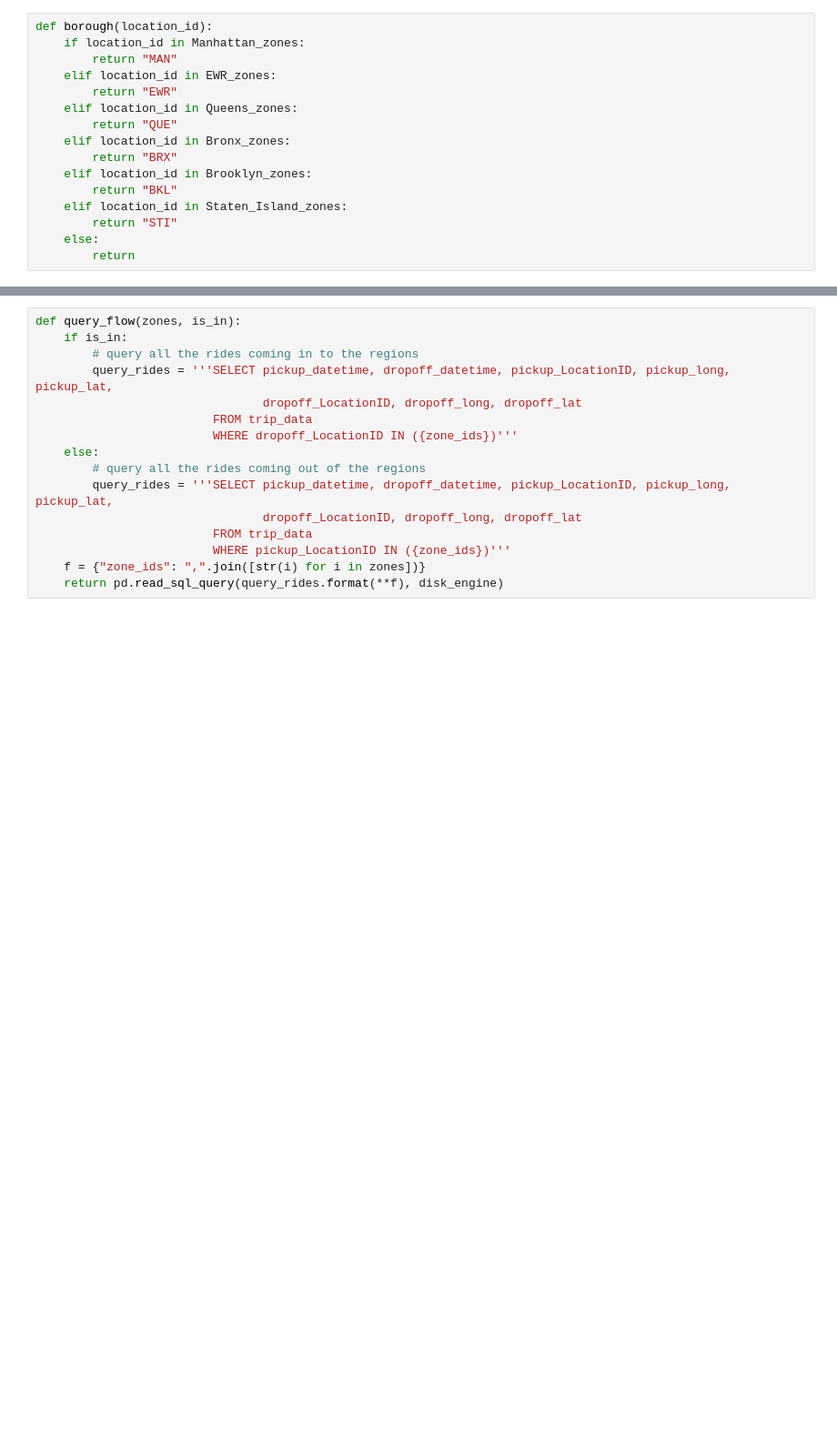
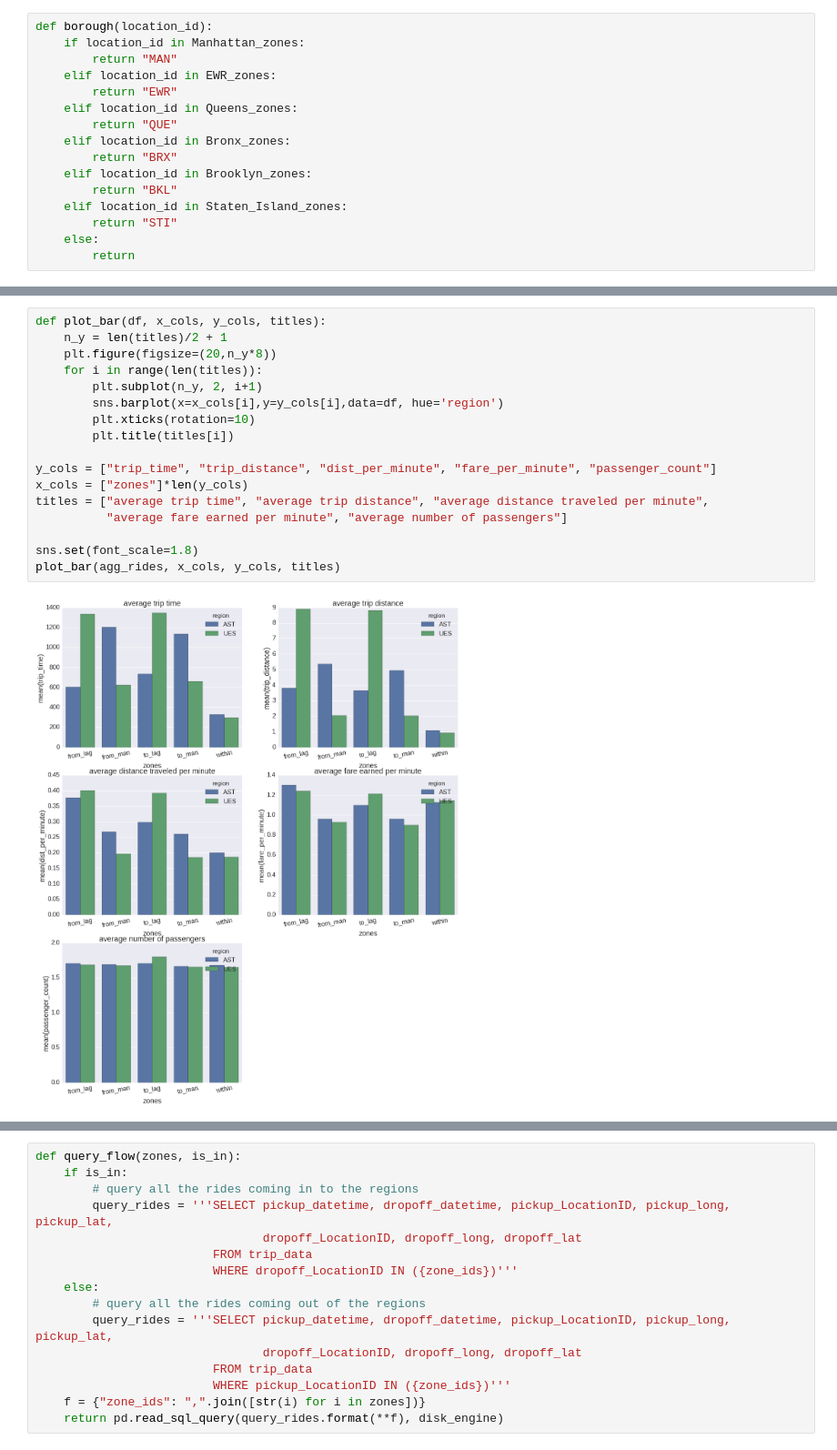
Before and after one commit to huangy22/NYC_taxi_Analysis, a Jupyter notebook: via_data_challenge_full_data.ipynb, the cells around one changed output, grey strips where cells are left out. Shown: that part at 91% size. Saved outputs shown, nothing was run; the diff lists cells and outputs as text; blank space fills up the shorter version.

```diff
--- a/via_data_challenge_full_data.ipynb
+++ b/via_data_challenge_full_data.ipynb
@@ -285,0 +288,19 @@ plt.title("waiting time at different hours of the day")
+# %%
+def plot_bar(df, x_cols, y_cols, titles):
+    n_y = len(titles)/2 + 1
+    plt.figure(figsize=(20,n_y*8))
+    for i in range(len(titles)):
+        plt.subplot(n_y, 2, i+1)
+        sns.barplot(x=x_cols[i],y=y_cols[i],data=df, hue='region')
+        plt.xticks(rotation=10)
+        plt.title(titles[i])
+
+y_cols = ["trip_time", "trip_distance", "dist_per_minute", "fare_per_minute", "passenger_count"]
+x_cols = ["zones"]*len(y_cols)
+titles = ["average trip time", "average trip distance", "average distance traveled per minute",
+          "average fare earned per minute", "average number of passengers"]
+
+sns.set(font_scale=1.8)
+plot_bar(agg_rides, x_cols, y_cols, titles)
+# %% [output]
+[figure, added]
```
Also changed, not shown: parts of 92 cells of this notebook, 21 other files.
